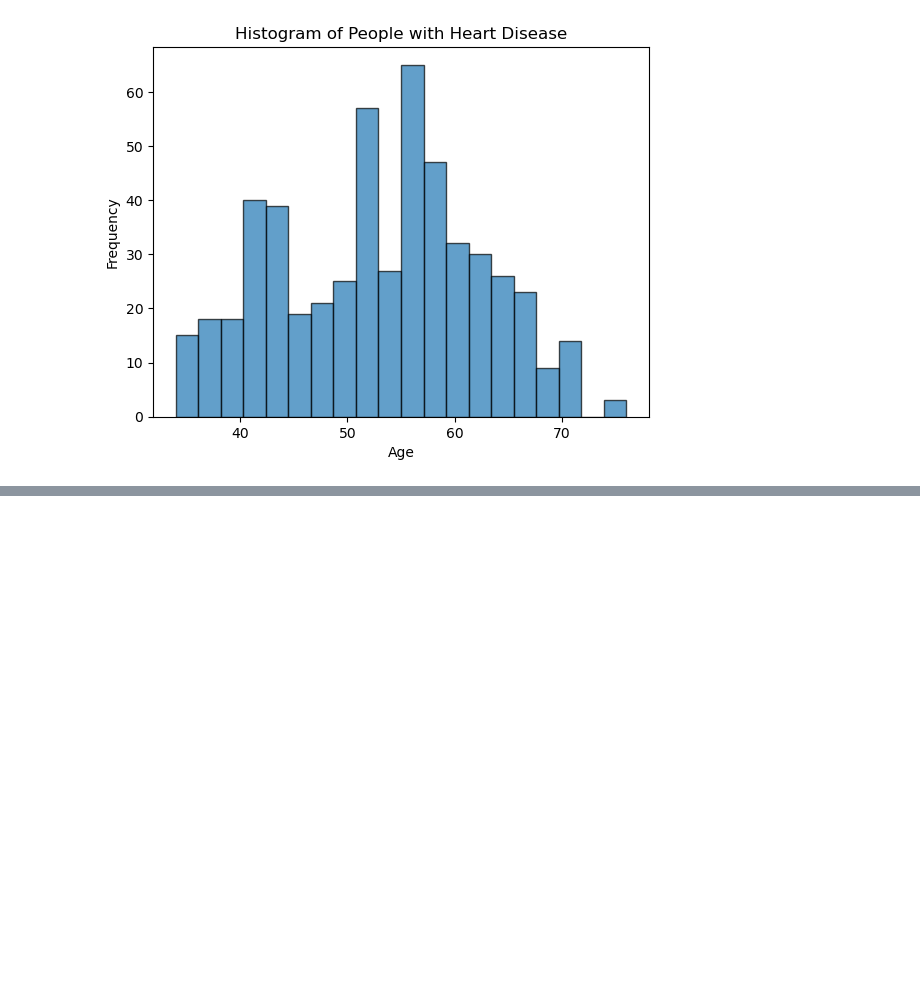
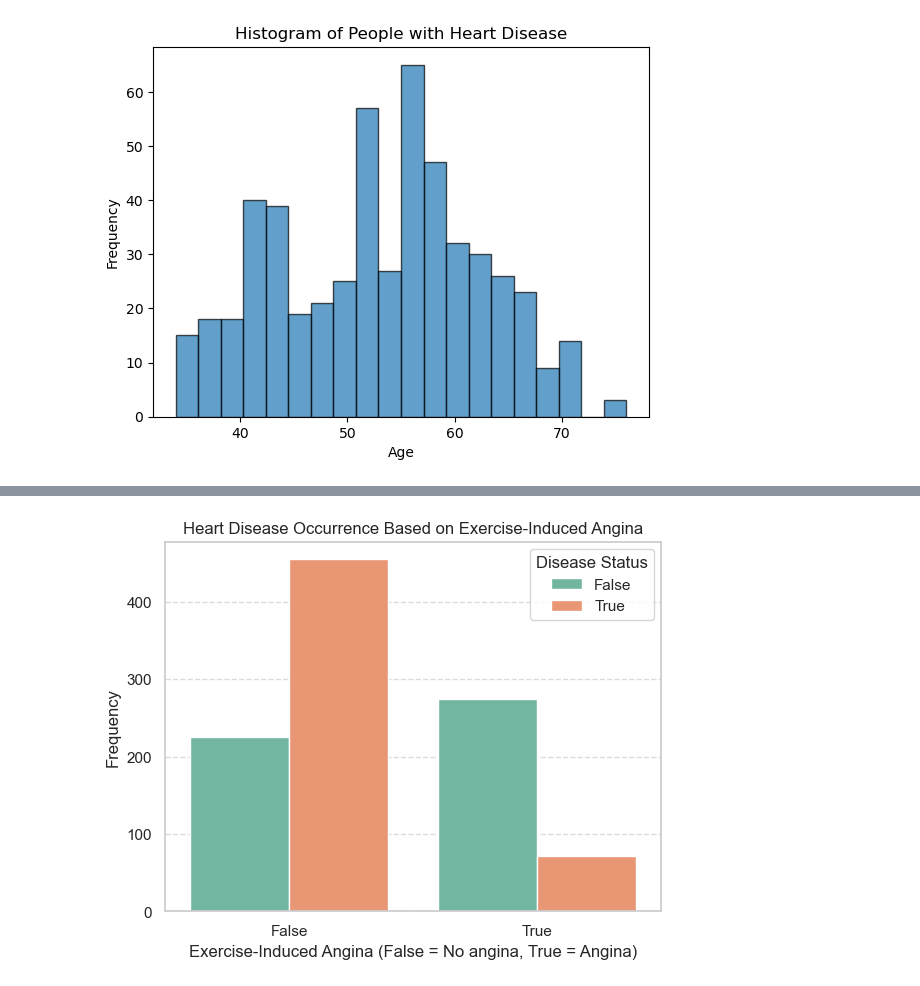
Before and after one commit to timGalk/Labs-Python, a Jupyter notebook: Lab4/task2.ipynb, the cells around one changed output, grey strips where cells are left out. Cells and saved outputs as stored; diff of their text form; code cells hidden in the pictures; blank space fills up the shorter version.

```diff
--- a/Lab4/task2.ipynb
+++ b/Lab4/task2.ipynb
@@ -89,0 +173,20 @@ plt.show()
+# %%
+
+
+# Group data by 'Exercise induced angina' and 'Disease', then count the occurrences
+angina_heart_disease = data.groupby(['Exercise induced angina', 'Disease']).size().reset_index(name='Count')
+
+# Create a stacked bar plot using Seaborn
+sns.barplot(data=angina_heart_disease, x='Exercise induced angina', y='Count', hue='Disease', palette='Set2')
+
+# Customize the plot
+plt.title('Heart Disease Occurrence Based on Exercise-Induced Angina')
+plt.xlabel('Exercise-Induced Angina (False = No angina, True = Angina)')
+plt.ylabel('Frequency')
+plt.legend(title='Disease Status')
+plt.grid(axis='y', linestyle='--', alpha=0.7)
+
+# Display the plot
+plt.show()
+# %% [output]
+[figure, added]
```
Also changed, not shown: parts of 9 cells of this notebook.
